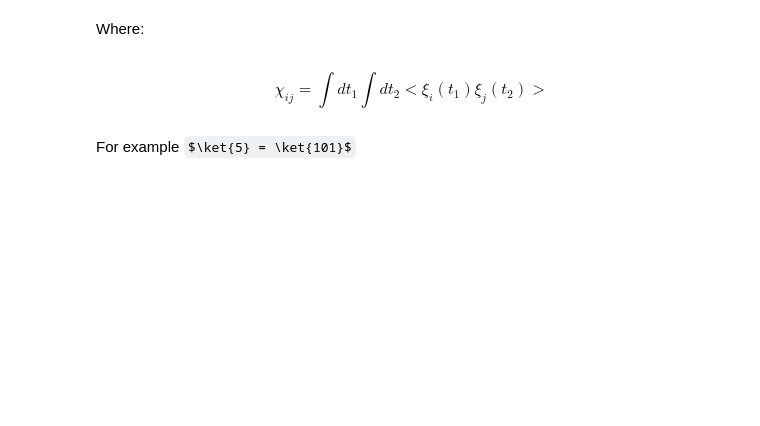
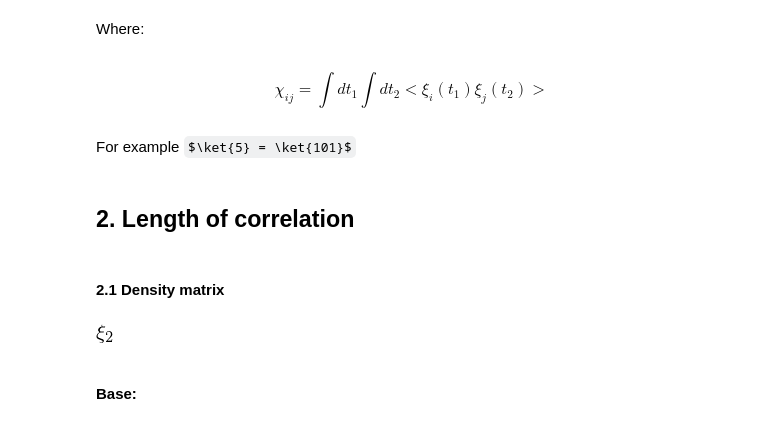
Before and after one commit to johnnyileven/PAN, a Jupyter notebook: w_state, q_state.ipynb, the cells around one changed output. Saved outputs shown, nothing was run; the diff lists cells and outputs as text; code cells hidden in the pictures; some formulas as TeX source; blank space fills up the shorter version.

```diff
--- a/w_state, q_state.ipynb
+++ b/w_state, q_state.ipynb
@@ -69,3 +61,15 @@ $$\chi_{ij} = \int {dt}_1 \int {dt}_2 <\xi_i(t_1) \xi_j(t_2)>$$
 # %% [markdown]
 For example
 $\ket{5} = \ket{101}$
+# %% [markdown]
+## 2. Length of correlation
+# %% [markdown]
+#### 2.1 Density matrix
+# %%
+xi = sp.IndexedBase('xi')
+zeta = sp.IndexedBase('zeta')
+xi[2]
+# %% [output]
+[figure, added]
+# %% [markdown]
+#### Base:
```
Also changed, not shown: parts of 63 cells of this notebook.
